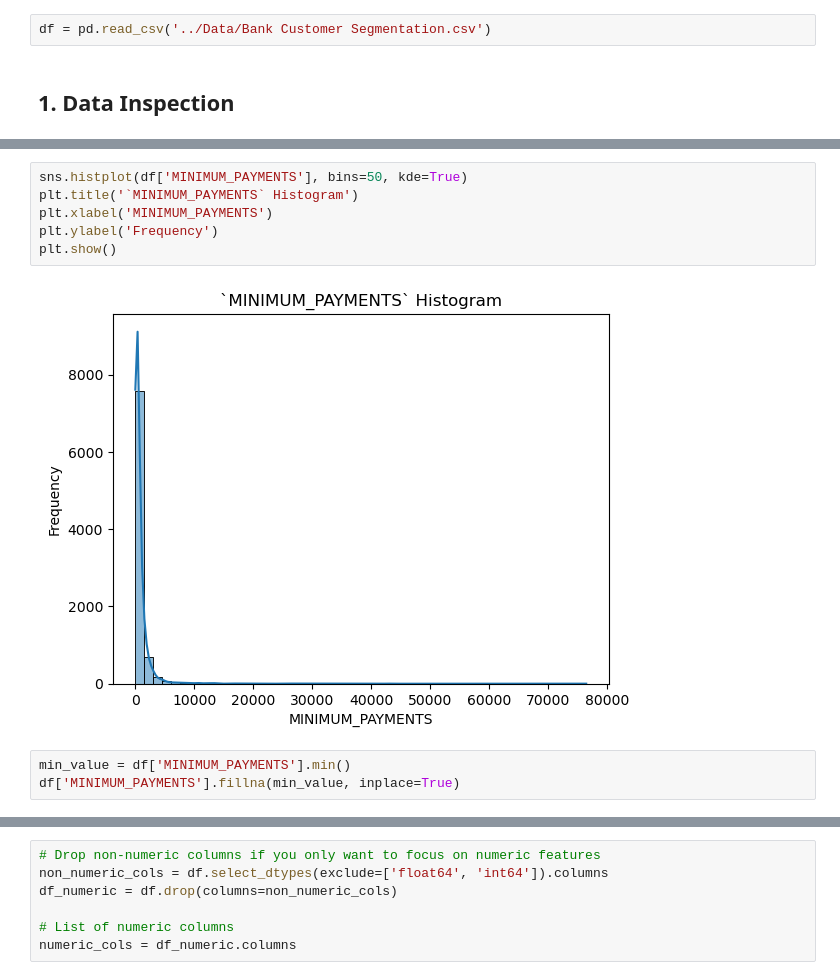
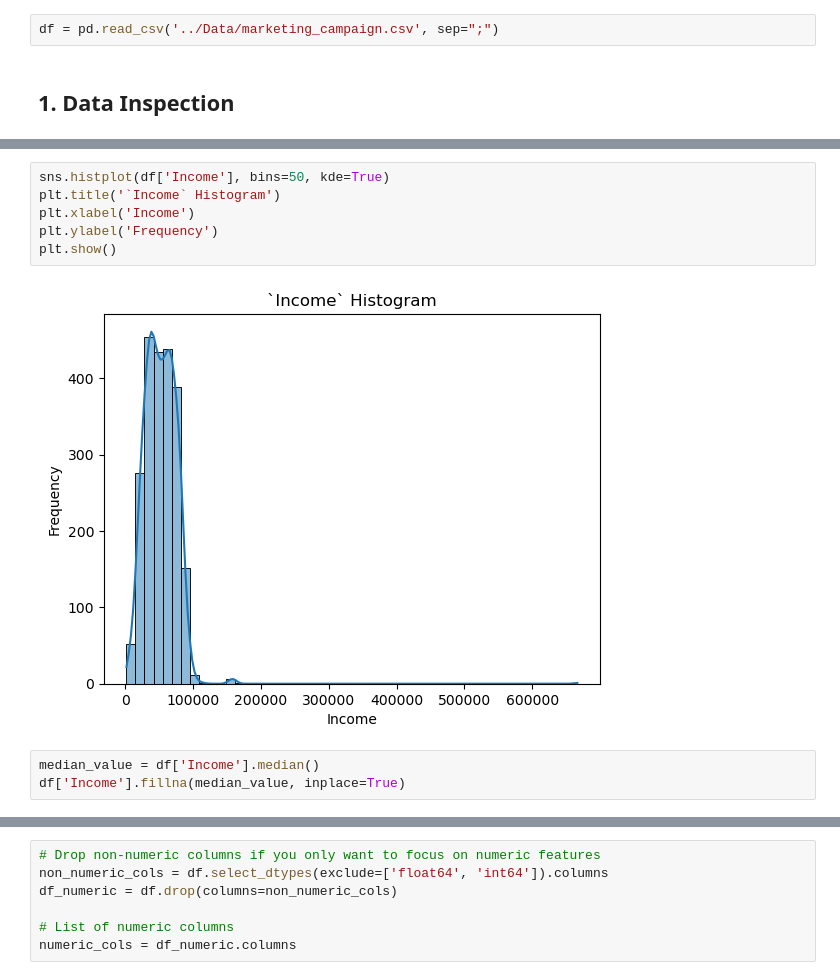
Before and after one commit to H6WU6R/DSA3101-Group-4, a Jupyter notebook: Notebooks/Segmentation(test).ipynb, the cells around one changed output, grey strips where cells are left out. Cells and saved outputs as stored; diff of their text form.

```diff
--- a/Notebooks/Segmentation(test).ipynb
+++ b/Notebooks/Segmentation(test).ipynb
@@ -38,5 +40,5 @@ from scipy.stats import skew, boxcox, yeojohnson
 # %%
-df = pd.read_csv('../Data/Bank Customer Segmentation.csv')
+df = pd.read_csv('../Data/marketing_campaign.csv', sep=";")
 # %% [markdown]
 ## 1. Data Inspection
 # %%
@@ -122,14 +107,14 @@ Missing Percentage: 3.50%
 # %%
-sns.histplot(df['MINIMUM_PAYMENTS'], bins=50, kde=True)
-plt.title('`MINIMUM_PAYMENTS` Histogram')
-plt.xlabel('MINIMUM_PAYMENTS')
+sns.histplot(df['Income'], bins=50, kde=True)
+plt.title('`Income` Histogram')
+plt.xlabel('Income')
 plt.ylabel('Frequency')
 plt.show()
 # %% [output]
-[figure, old version]
+[figure, new version]
 # %%
-min_value = df['MINIMUM_PAYMENTS'].min()
-df['MINIMUM_PAYMENTS'].fillna(min_value, inplace=True)
+median_value = df['Income'].median()
+df['Income'].fillna(median_value, inplace=True)
 # %%
 df.isnull().sum()
 # %% [output]
```
Also changed, not shown: parts of 35 cells of this notebook, 1 other file.
